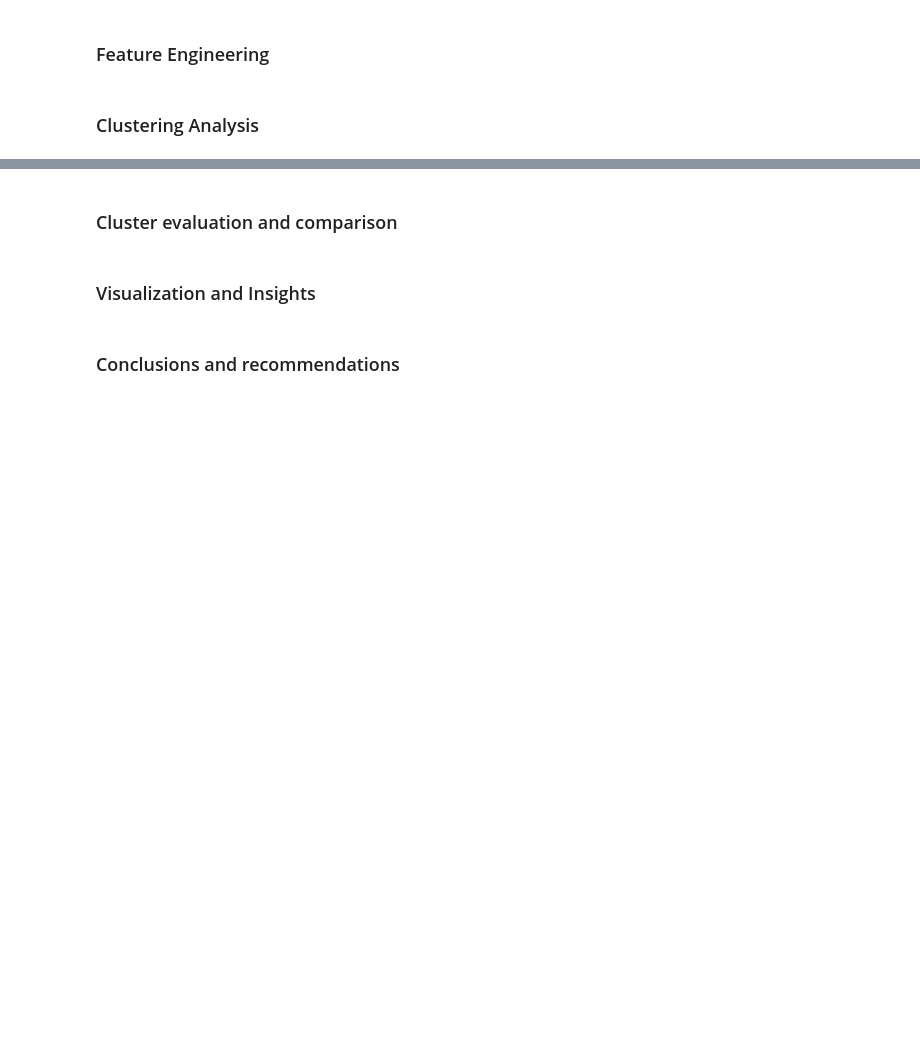
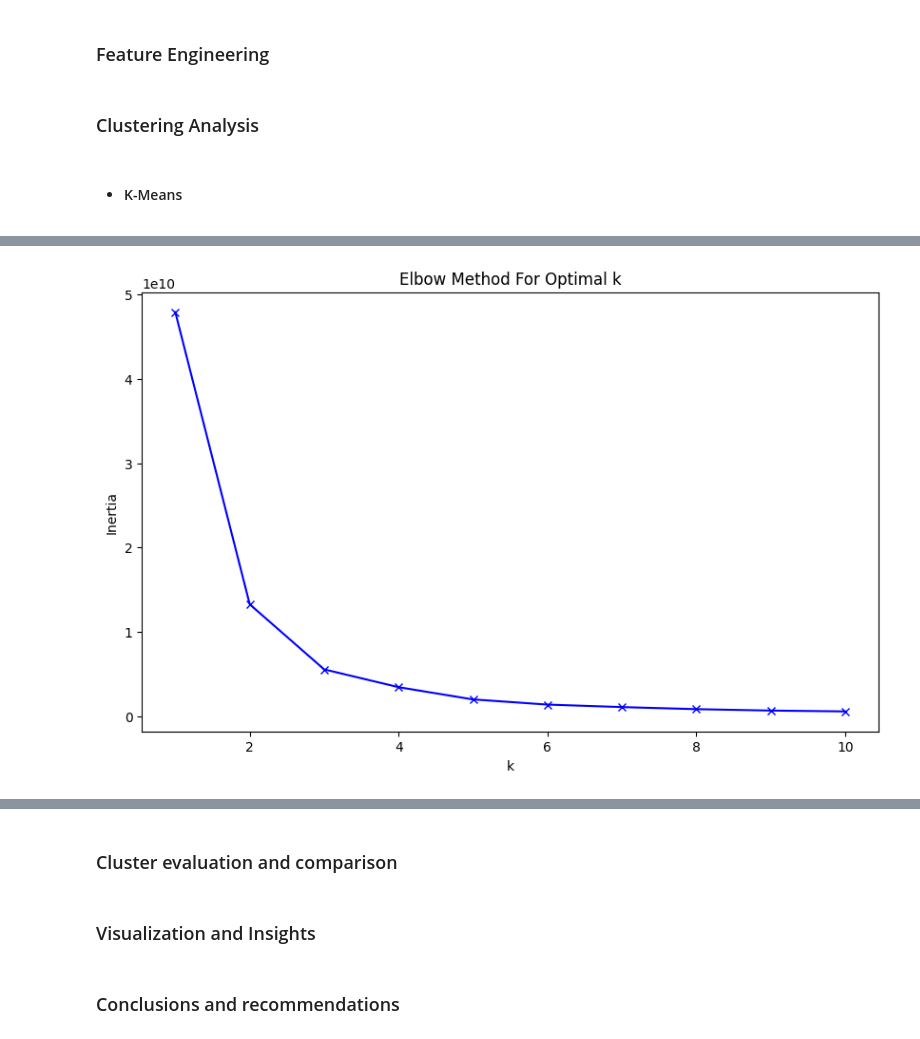
Before and after one commit to xhmyjae/clustering-openfoodfacts, a Jupyter notebook: main.ipynb, the cells around one changed output, grey strips where cells are left out. Saved outputs shown, nothing was run; the diff lists cells and outputs as text; code cells hidden in the pictures; blank space fills up the shorter version.

Commit message:
feat(kmeans): add first test for kmeans model

```diff
--- a/main.ipynb
+++ b/main.ipynb
@@ -98,0 +110,15 @@ display(df_selected.head())
+# %%
+# Handle missing values by filling with median for numeric columns
+# Using median instead of mean to be more robust to outliers
+df_cleaned = df_cleaned.fillna(df_cleaned.median())
+
+# Verify no more NaN values exist
+print("\nNumber of NaN values remaining:")
+print(df_cleaned.isna().sum().sum())
+
+# Display first few rows to verify changes
+print("\nFirst few rows after handling missing values:")
+display(df_cleaned.head())
+
+print("\nShape")
+print(df_cleaned.shape)
@@ -98,0 +180,24 @@ display(df_selected.head())
+# %%
+# Remove outliers using IQR method
+def remove_outliers(df):
+    Q1 = df.quantile(0.25)
+    Q3 = df.quantile(0.75)
+    IQR = Q3 - Q1
+
+    # Define bounds
+    lower_bound = Q1 - 1.5 * IQR
+    upper_bound = Q3 + 1.5 * IQR
+
+    # Create mask for values within bounds
+    mask = ~((df < lower_bound) | (df > upper_bound)).any(axis=1)
+
+    return df[mask]
+
+# Remove outliers and store in new DataFrame
+print("Shape before removing outliers:", df_scaled.shape)
+df_scaled_no_outliers = remove_outliers(df_scaled)
+print("Shape after removing outliers:", df_scaled_no_outliers.shape)
+print(f"Removed {df_scaled.shape[0] - df_scaled_no_outliers.shape[0]} outliers")
+
+# Update original data without outliers for consistency
+df_cleaned = df_cleaned.loc[df_scaled_no_outliers.index]
@@ -108,10 +217,9 @@ display(df_selected.head())
 # Analyze feature importance and correlations
 # %% [markdown]
 ### Clustering Analysis
+# %% [markdown]
+- #### K-Means
 # %%
-# Kmeans clustering
-
-# Implement
 # Determine optimal number of clusters
-# Visualize clusters
-# Analyze cluster characteristics
+plot_elbow_method(df_cleaned.values)
+# %% [output]
@@ -117,0 +246 @@ display(df_selected.head())
+[figure, added]
```
Also changed, not shown: parts of 15 cells of this notebook, 5 other files.
